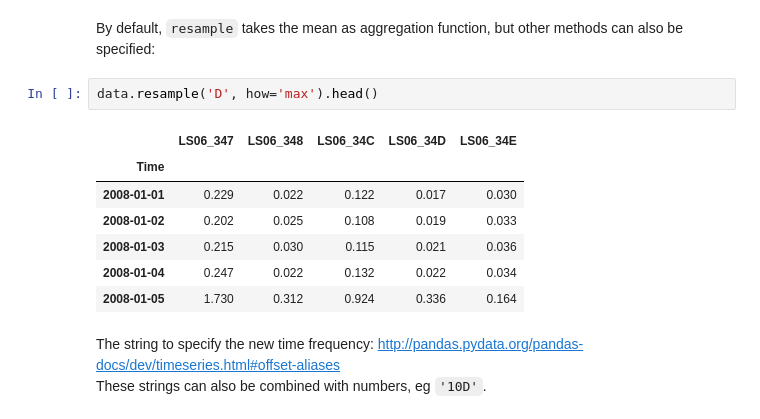
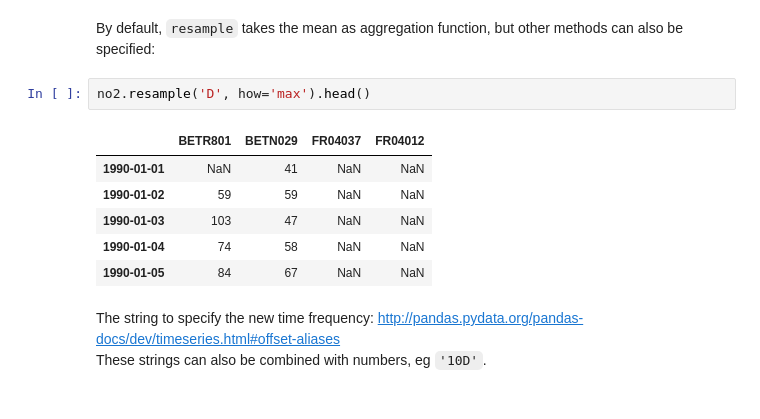
Before and after one commit to jorisvandenbossche/2015-PyDataParis, a Jupyter notebook: pandas_introduction.ipynb, the cells around one changed output. Saved outputs shown, nothing was run; the diff lists cells and outputs as text.

```diff
--- a/pandas_introduction.ipynb
+++ b/pandas_introduction.ipynb
@@ -956,15 +945,14 @@ no2.resample('D').head()
 # %% [markdown]
 By default, `resample` takes the mean as aggregation function, but other methods can also be specified:
 # %%
-data.resample('D', how='max').head()
+no2.resample('D', how='max').head()
 # %% [output]
-|  | LS06_347 | LS06_348 | LS06_34C | LS06_34D | LS06_34E |
-| Time |  |  |  |  |  |
-| 2008-01-01 | 0.229 | 0.022 | 0.122 | 0.017 | 0.030 |
-| 2008-01-02 | 0.202 | 0.025 | 0.108 | 0.019 | 0.033 |
-| 2008-01-03 | 0.215 | 0.030 | 0.115 | 0.021 | 0.036 |
-| 2008-01-04 | 0.247 | 0.022 | 0.132 | 0.022 | 0.034 |
-| 2008-01-05 | 1.730 | 0.312 | 0.924 | 0.336 | 0.164 |
+|  | BETR801 | BETN029 | FR04037 | FR04012 |
+| 1990-01-01 | NaN | 41 | NaN | NaN |
+| 1990-01-02 | 59 | 59 | NaN | NaN |
+| 1990-01-03 | 103 | 47 | NaN | NaN |
+| 1990-01-04 | 74 | 58 | NaN | NaN |
+| 1990-01-05 | 84 | 67 | NaN | NaN |
 # %% [markdown]
 The string to specify the new time frequency: http://pandas.pydata.org/pandas-docs/dev/timeseries.html#offset-aliases
 These strings can also be combined with numbers, eg `'10D'`.
```
Also changed, not shown: parts of 44 cells of this notebook, 1 other file.
